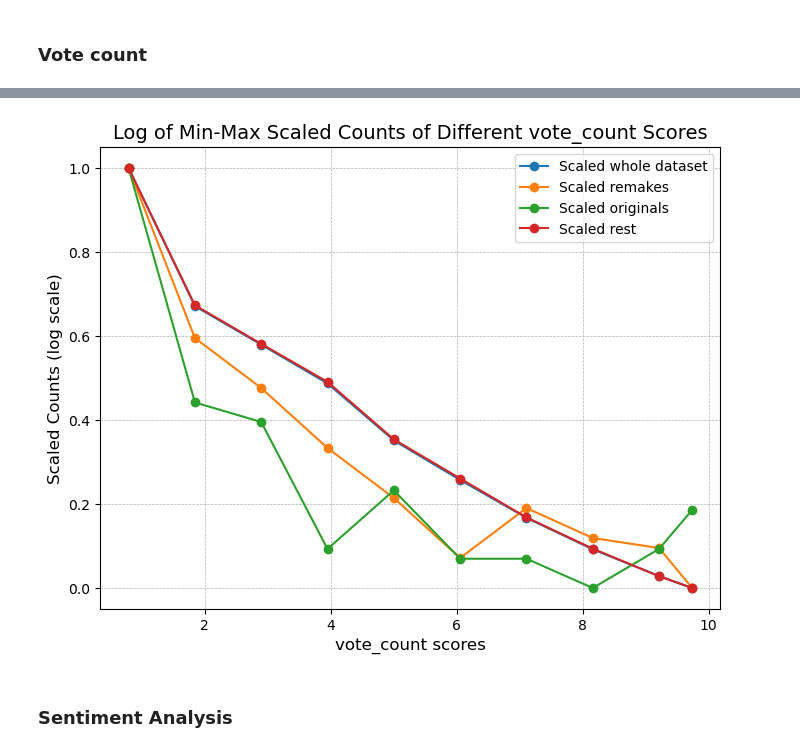
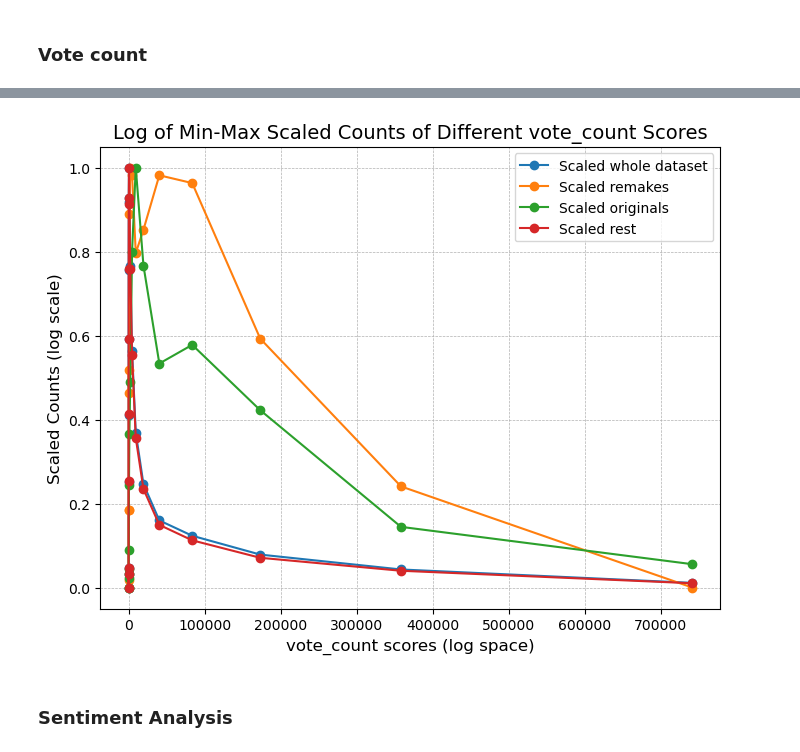
Before and after one commit to epfl-ada/ada-2024-project-madayam, a Jupyter notebook: result_eda.ipynb, the cells around one changed output, grey strips where cells are left out. Saved outputs shown, nothing was run; the diff lists cells and outputs as text; code cells hidden in the pictures.

```diff
--- a/result_eda.ipynb
+++ b/result_eda.ipynb
@@ -1432,8 +1426,8 @@ max      13792.000000
 Name: vote_count, dtype: float64
-# %%
-plot_people_perception("vote_count")
-# %% [output]
-[figure, removed]
+# %%
+plot_people_perception("vote_count", bins=np.logspace(0, 6, 20), is_log=True)
+# %% [output]
+[figure, added]
 # %% [markdown]
 ### Sentiment Analysis
 # %%
```
Also changed, not shown: parts of 46 cells of this notebook.
